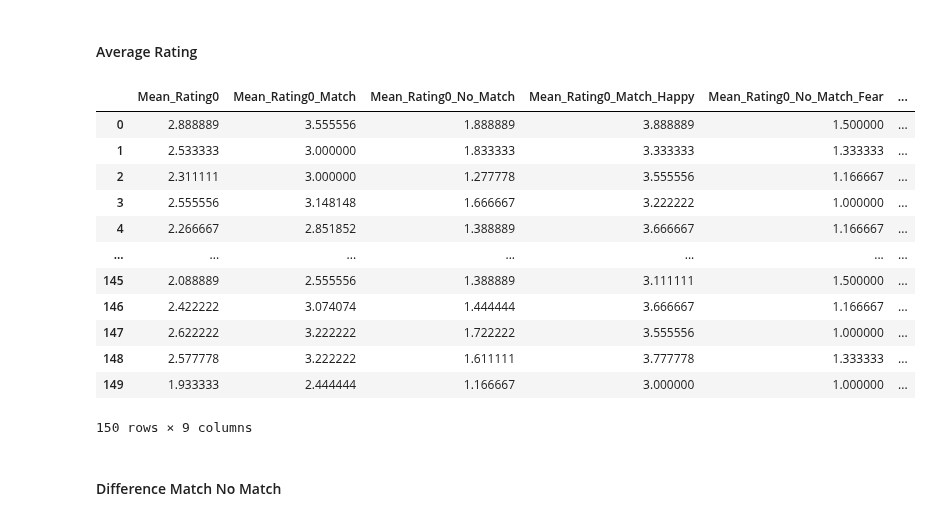
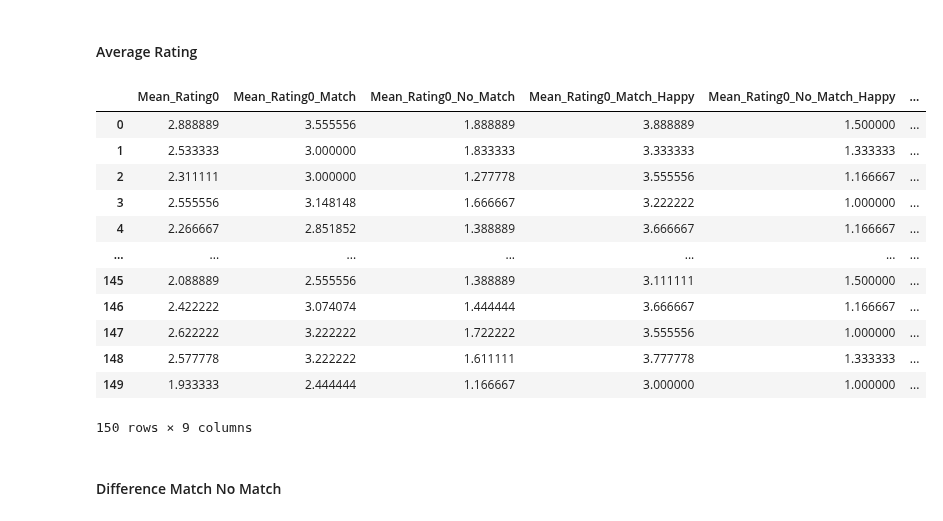
Before and after one commit to ManuIluro22/CasLAB-Predictive-Processing, a Jupyter notebook: Clustering_Predictive_Processing/Generation_All_Features_Dataset.ipynb, the cells around one changed output. Cells and saved outputs as stored; diff of their text form; code cells hidden in the pictures.

```diff
--- a/Clustering_Predictive_Processing/Generation_All_Features_Dataset.ipynb
+++ b/Clustering_Predictive_Processing/Generation_All_Features_Dataset.ipynb
@@ -288,23 +288,23 @@ correlation_df
 # %%
 average_prediction = df_rating_0.mean(axis=1)
 
 average_prediction_match = df_fulfilled_1.mean(axis=1)
 average_prediction_no_match = df_fulfilled_0.mean(axis=1)
 
 average_prediction_happy_match = df_fulfilled_happy.mean(axis=1)
 average_prediction_happy_no_match = df_no_fulfilled_happy.mean(axis=1)
 
 average_prediction_sad_match = df_fulfilled_sad.mean(axis=1)
 average_prediction_sad_no_match = df_no_fulfilled_sad.mean(axis=1)
 
 average_prediction_fear_match = df_fulfilled_fear.mean(axis=1)
 average_prediction_fear_no_match = df_no_fulfilled_fear.mean(axis=1)
 
 average_df = pd.DataFrame([average_prediction,average_prediction_match,average_prediction_no_match,average_prediction_happy_match,average_prediction_happy_no_match,average_prediction_sad_match,average_prediction_sad_no_match,average_prediction_fear_match,average_prediction_fear_no_match]).transpose()
-average_df.columns = ["Mean_Rating0","Mean_Rating0_Match","Mean_Rating0_No_Match","Mean_Rating0_Match_Happy","Mean_Rating0_No_Match_Fear","Mean_Rating0_Match_Sad","Mean_Rating0_No_Match_Sad","Mean_Rating0_Match_Fear","Mean_Rating0_No_Match_Fear"]
+average_df.columns = ["Mean_Rating0","Mean_Rating0_Match","Mean_Rating0_No_Match","Mean_Rating0_Match_Happy","Mean_Rating0_No_Match_Happy","Mean_Rating0_Match_Sad","Mean_Rating0_No_Match_Sad","Mean_Rating0_Match_Fear","Mean_Rating0_No_Match_Fear"]
 average_df
 # %% [output]
-|  | Mean_Rating0 | Mean_Rating0_Match | Mean_Rating0_No_Match | Mean_Rating0_Match_Happy | Mean_Rating0_No_Match_Fear | ... |
+|  | Mean_Rating0 | Mean_Rating0_Match | Mean_Rating0_No_Match | Mean_Rating0_Match_Happy | Mean_Rating0_No_Match_Happy | ... |
 | 0 | 2.888889 | 3.555556 | 1.888889 | 3.888889 | 1.500000 | ... |
 | 1 | 2.533333 | 3.000000 | 1.833333 | 3.333333 | 1.333333 | ... |
 | 2 | 2.311111 | 3.000000 | 1.277778 | 3.555556 | 1.166667 | ... |
```
Also changed, not shown: 1 other file.
